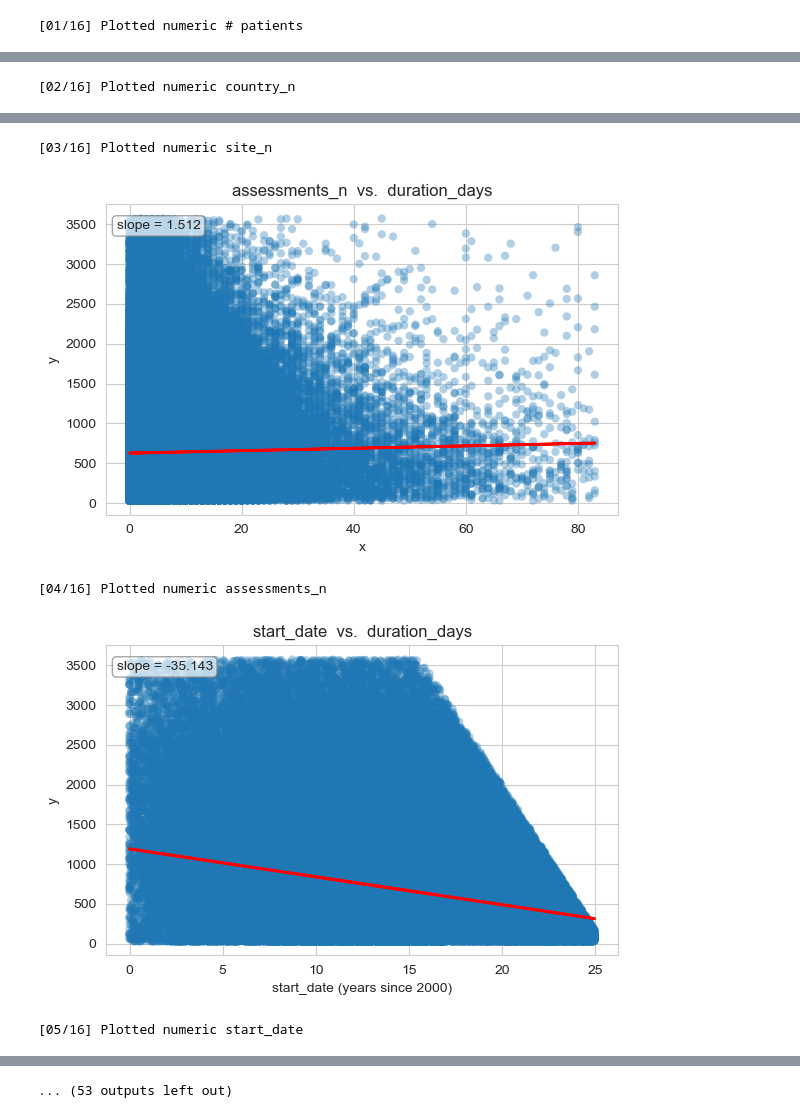
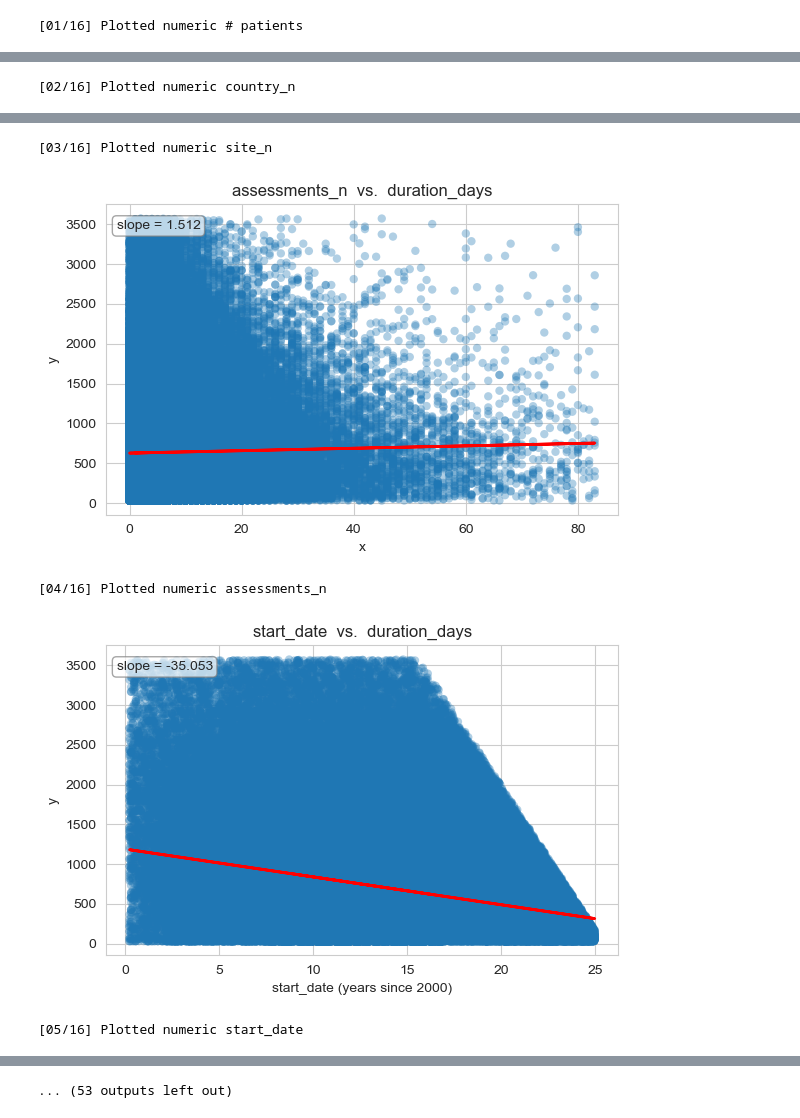
Before and after one commit to jonathan52444/MScProject, a Jupyter notebook: notebooks/explore_univariate_relationships.ipynb, the cells around one changed output, grey strips where cells are left out. Cells and saved outputs as stored; diff of their text form; code cells hidden in the pictures.

```diff
--- a/notebooks/explore_univariate_relationships.ipynb
+++ b/notebooks/explore_univariate_relationships.ipynb
@@ -71,9 +71,9 @@ for i, col in enumerate(numeric_cols, 1):
 
     y = subset[target]
 
-    # Drop rows outside the 0.0001–0.999 quantile range (no clipping)
-    lo_x, hi_x = x.quantile([0.0001, 0.999])
-    lo_y, hi_y = y.quantile([0.0001, 0.999])
+    # Drop rows outside the 0.001–0.999 quantile range (no clipping)
+    lo_x, hi_x = x.quantile([0.001, 0.999])
+    lo_y, hi_y = y.quantile([0.001, 0.999])
     mask = (x.between(lo_x, hi_x)) & (y.between(lo_y, hi_y))
     subset_trimmed = pd.DataFrame({'x': x[mask], 'y': y[mask]})
 
@@ -111,34 +111,34 @@ for i, col in enumerate(categorical_cols, 1):
 
     if len(subset) == 0 or n_levels == 0:
         print(f"[{i:02}/{len(categorical_cols)}] Skip cat {col} (no data)")
         continue
     if n_levels > 50:
         print(f"[{i:02}/{len(categorical_cols)}] Skip cat {col} ({n_levels} levels)")
         continue
 
     plt.figure(figsize=(max(6, n_levels * 0.8), 4))
     sns.boxplot(data=subset, x=col, y=target, showfliers=False, linewidth=1)
     sns.stripplot(data=subset, x=col, y=target, alpha=0.25,
                   color="black", jitter=True)
     plt.title(f"{col}  vs.  {target}")
     plt.xticks(rotation=45, ha="right")
     plt.tight_layout()
     plt.show()
     plt.close()
     print(f"[{i:02}/{len(categorical_cols)}] Plotted cat {col}")
     time.sleep(0.05)
 # %% [output]
 16 numeric predictors  : # patients, country_n, site_n, assessments_n, start_date, patients_per_site, num_arms, active_prob, elig_crit_n, age_min, age_max, age_range, freq_in_window, novelty_score, co ...
 17 categorical predictors: phase, sponsor_class, condition_top, therapeutic_area, intervention_type, assessments_complexity, global_trial, masking_level, population_class, cohort_design, study_type, a ...
 [figure]
 [01/16] Plotted numeric # patients
 [figure]
 [02/16] Plotted numeric country_n
 [figure]
 [03/16] Plotted numeric site_n
 [figure]
 [04/16] Plotted numeric assessments_n
-[figure, old version]
+[figure, new version]
 [05/16] Plotted numeric start_date
 [figure]
 ... (53 outputs left out)
```
Also changed, not shown: parts of 1 cell of this notebook, 6 other files.
